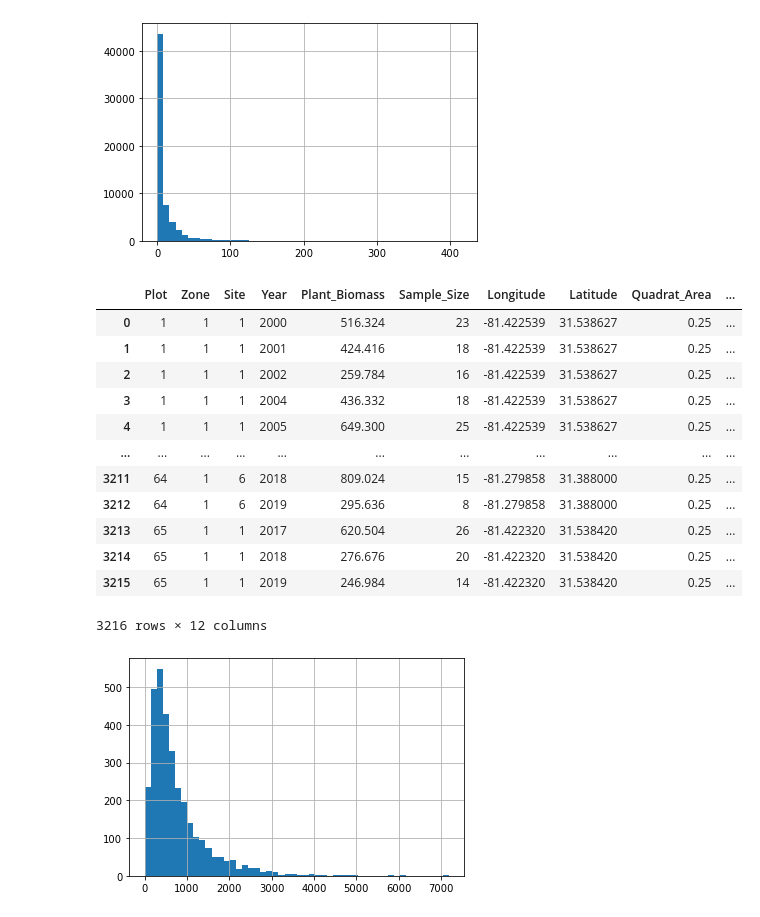
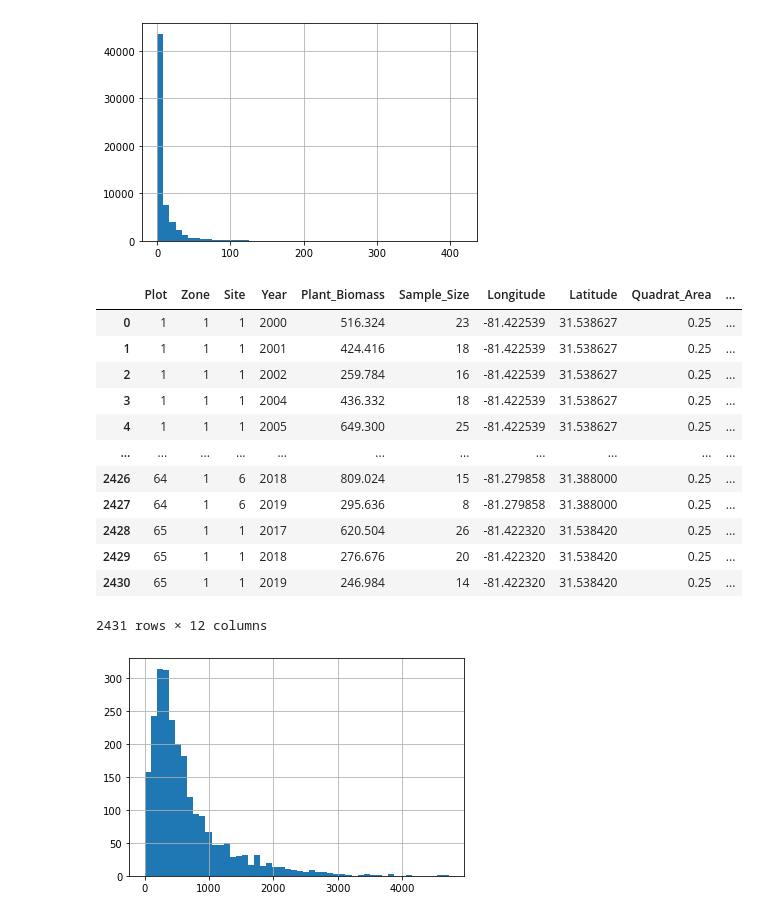
Before and after one commit to asajulien/PhD, a Jupyter notebook: Jupyter/Biomass-GA LTER.ipynb, the cells around one changed output. Saved outputs shown, nothing was run; the diff lists cells and outputs as text; code cells hidden in the pictures.

```diff
--- a/Jupyter/Biomass-GA LTER.ipynb
+++ b/Jupyter/Biomass-GA LTER.ipynb
@@ -74,32 +74,34 @@ df
 # %%
 ##Sum biomass
 
-#df = df[df['Species_Code'] == 'A1']
+df = df[df['Species_Code'] == 'A1'] ##Remove non-Spartina alterniflora species
 
 df_sum = df.groupby(['Plot', 'Zone', 'Site', 'Year'], as_index = False).aggregate({'Plant_Biomass':[np.sum, np.size], \
-    'Longitude':'first', 'Latitude':'first', 'Quadrat_Area':'first', 'Species_Code':'first', 'Flowering_Status':'first', \
-    'Date':'first'})
+    'Longitude':[np.mean], 'Latitude':[np.mean], 'Quadrat_Area':[np.mean], 'Species_Code':'first', 'Flowering_Status':'first', \
+    'Date':'first'}) ##(:[np.mean] thrown in to detect differences within plot, though there shouldn't be any)
 
 df_sum.columns = ['Plot','Zone','Site','Year','Plant_Biomass', 'Sample_Size', 'Longitude', 'Latitude', \
                'Quadrat_Area', 'Species_Code','Flowering_Status', 'Date']
 
 df_sum['Plant_Biomass'] = df_sum['Plant_Biomass']/df_sum['Quadrat_Area']
 
 df_sum['Plant_Biomass'].hist(bins = 50) ##Note: Greatest biomass plots are not S. alterniflora - will be removed
 df_sum
+
+##note: cross-referenced with raw data from Pennings - biomass is correct
 # %% [output]
 |  | Plot | Zone | Site | Year | Plant_Biomass | Sample_Size | Longitude | Latitude | Quadrat_Area | ... |
 | 0 | 1 | 1 | 1 | 2000 | 516.324 | 23 | -81.422539 | 31.538627 | 0.25 | ... |
 | 1 | 1 | 1 | 1 | 2001 | 424.416 | 18 | -81.422539 | 31.538627 | 0.25 | ... |
 | 2 | 1 | 1 | 1 | 2002 | 259.784 | 16 | -81.422539 | 31.538627 | 0.25 | ... |
 | 3 | 1 | 1 | 1 | 2004 | 436.332 | 18 | -81.422539 | 31.538627 | 0.25 | ... |
 | 4 | 1 | 1 | 1 | 2005 | 649.300 | 25 | -81.422539 | 31.538627 | 0.25 | ... |
 | ... | ... | ... | ... | ... | ... | ... | ... | ... | ... | ... |
-| 3211 | 64 | 1 | 6 | 2018 | 809.024 | 15 | -81.279858 | 31.388000 | 0.25 | ... |
-| 3212 | 64 | 1 | 6 | 2019 | 295.636 | 8 | -81.279858 | 31.388000 | 0.25 | ... |
-| 3213 | 65 | 1 | 1 | 2017 | 620.504 | 26 | -81.422320 | 31.538420 | 0.25 | ... |
-| 3214 | 65 | 1 | 1 | 2018 | 276.676 | 20 | -81.422320 | 31.538420 | 0.25 | ... |
-| 3215 | 65 | 1 | 1 | 2019 | 246.984 | 14 | -81.422320 | 31.538420 | 0.25 | ... |
+| 2426 | 64 | 1 | 6 | 2018 | 809.024 | 15 | -81.279858 | 31.388000 | 0.25 | ... |
+| 2427 | 64 | 1 | 6 | 2019 | 295.636 | 8 | -81.279858 | 31.388000 | 0.25 | ... |
+| 2428 | 65 | 1 | 1 | 2017 | 620.504 | 26 | -81.422320 | 31.538420 | 0.25 | ... |
+| 2429 | 65 | 1 | 1 | 2018 | 276.676 | 20 | -81.422320 | 31.538420 | 0.25 | ... |
+| 2430 | 65 | 1 | 1 | 2019 | 246.984 | 14 | -81.422320 | 31.538420 | 0.25 | ... |
-3216 rows × 12 columns
+2431 rows × 12 columns
-[figure, old version]
+[figure, new version]
 # %%
```
Also changed, not shown: parts of 4 cells of this notebook, 2 other files.
